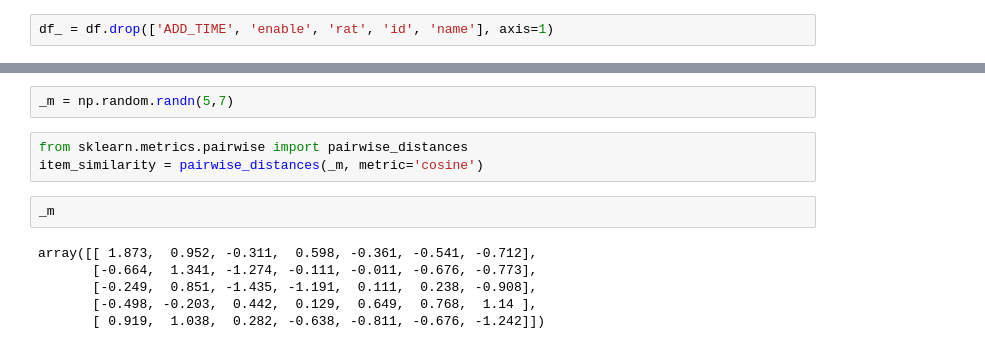
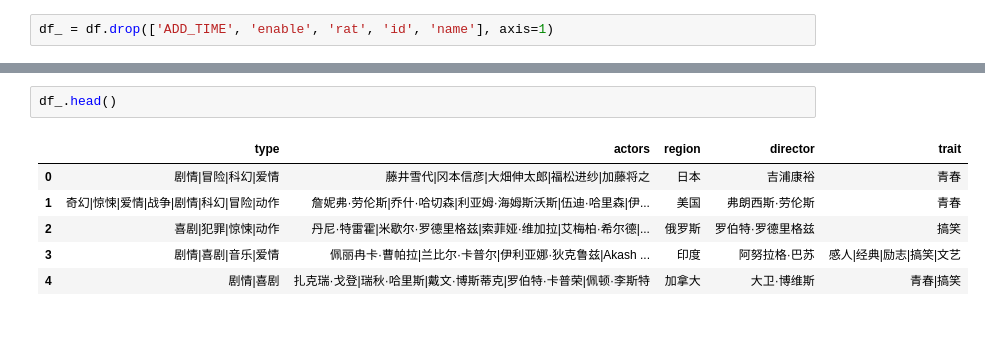
Before and after one commit to GavinHacker/ml_practice, a Jupyter notebook: recbycontent.ipynb, the cells around one changed output, grey strips where cells are left out. Cells and saved outputs as stored; diff of their text form.

```diff
--- a/recbycontent.ipynb
+++ b/recbycontent.ipynb
@@ -96,13 +110,9 @@ for i in df_.head(5).index:
-# %%
-_m = np.random.randn(5,7)
-# %%
-from sklearn.metrics.pairwise import pairwise_distances
-item_similarity = pairwise_distances(_m, metric='cosine')
-# %%
-_m
-# %% [output]
-array([[ 1.873,  0.952, -0.311,  0.598, -0.361, -0.541, -0.712],
-       [-0.664,  1.341, -1.274, -0.111, -0.011, -0.676, -0.773],
-       [-0.249,  0.851, -1.435, -1.191,  0.111,  0.238, -0.908],
-       [-0.498, -0.203,  0.442,  0.129,  0.649,  0.768,  1.14 ],
-       [ 0.919,  1.038,  0.282, -0.638, -0.811, -0.676, -1.242]])
+# %%
+df_.head()
+# %% [output]
+|  | type | actors | region | director | trait |
+| 0 | 剧情|冒险|科幻|爱情 | 藤井雪代|冈本信彦|大畑伸太郎|福松进纱|加藤将之 | 日本 | 吉浦康裕 | 青春 |
+| 1 | 奇幻|惊悚|爱情|战争|剧情|科幻|冒险|动作 | 詹妮弗·劳伦斯|乔什·哈切森|利亚姆·海姆斯沃斯|伍迪·哈里森|伊... | 美国 | 弗朗西斯·劳伦斯 | 青春 |
+| 2 | 喜剧|犯罪|惊悚|动作 | 丹尼·特雷霍|米歇尔·罗德里格兹|索菲娅·维加拉|艾梅柏·希尔德|... | 俄罗斯 | 罗伯特·罗德里格兹 | 搞笑 |
+| 3 | 剧情|喜剧|音乐|爱情 | 佩丽冉卡·曹帕拉|兰比尔·卡普尔|伊利亚娜·狄克鲁兹|Akash ... | 印度 | 阿努拉格·巴苏 | 感人|经典|励志|搞笑|文艺 |
+| 4 | 剧情|喜剧 | 扎克瑞·戈登|瑞秋·哈里斯|戴文·博斯蒂克|罗伯特·卡普荣|佩顿·李斯特 | 加拿大 | 大卫·博维斯 | 青春|搞笑 |
```
Also changed, not shown: parts of 17 cells of this notebook.
